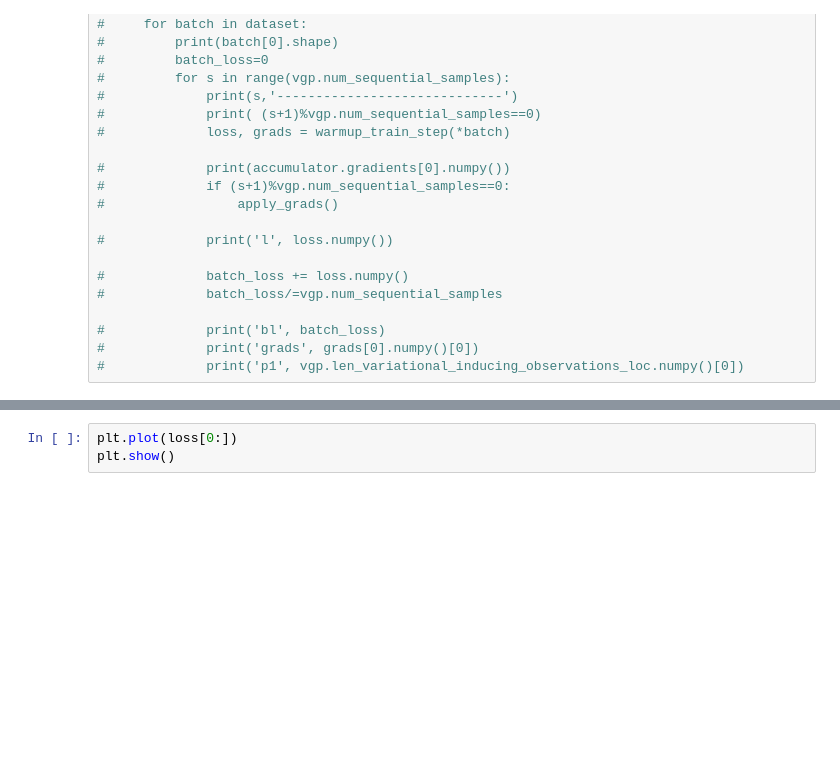
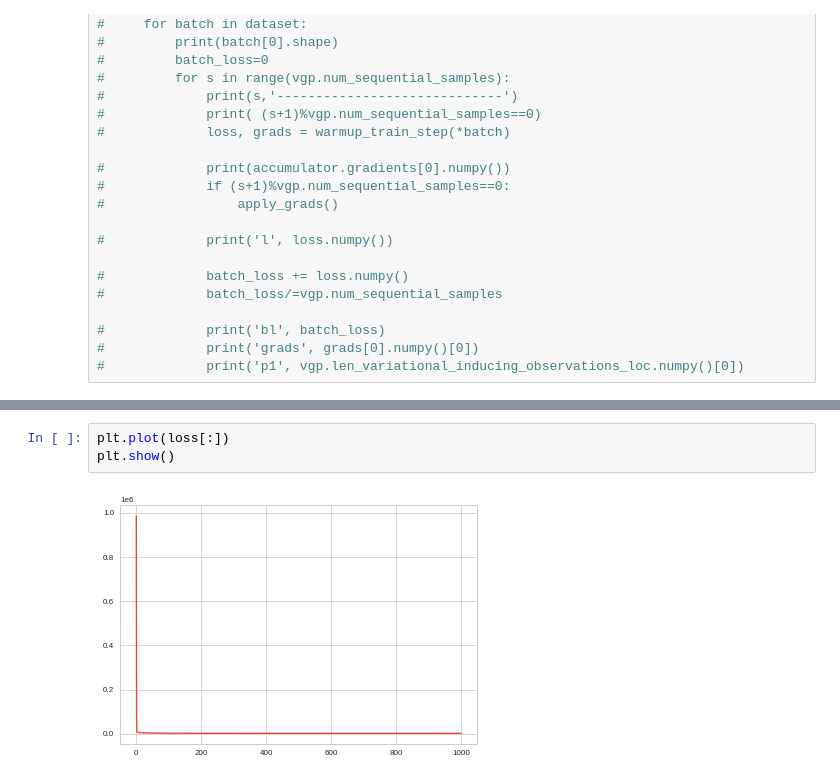
Before and after one commit to ctorney/vi-nsgp, a Jupyter notebook: synthetic-inference/inference.ipynb, the cells around one changed output, grey strips where cells are left out. Saved outputs shown, nothing was run; the diff lists cells and outputs as text; blank space fills up the shorter version.

```diff
--- a/synthetic-inference/inference.ipynb
+++ b/synthetic-inference/inference.ipynb
@@ -411,6 +432,8 @@ loss = vgp.optimize(BATCH_SIZE, SEG_LENGTH, NUM_EPOCHS=500)
 # %%
-plt.plot(loss[0:])
+plt.plot(loss[:])
 plt.show()
+# %% [output]
+[figure, added]
 # %%
 
 ZZ = np.linspace(0,24*60,200)[:,None]
```
Also changed, not shown: parts of 20 cells of this notebook, 1 other file.
